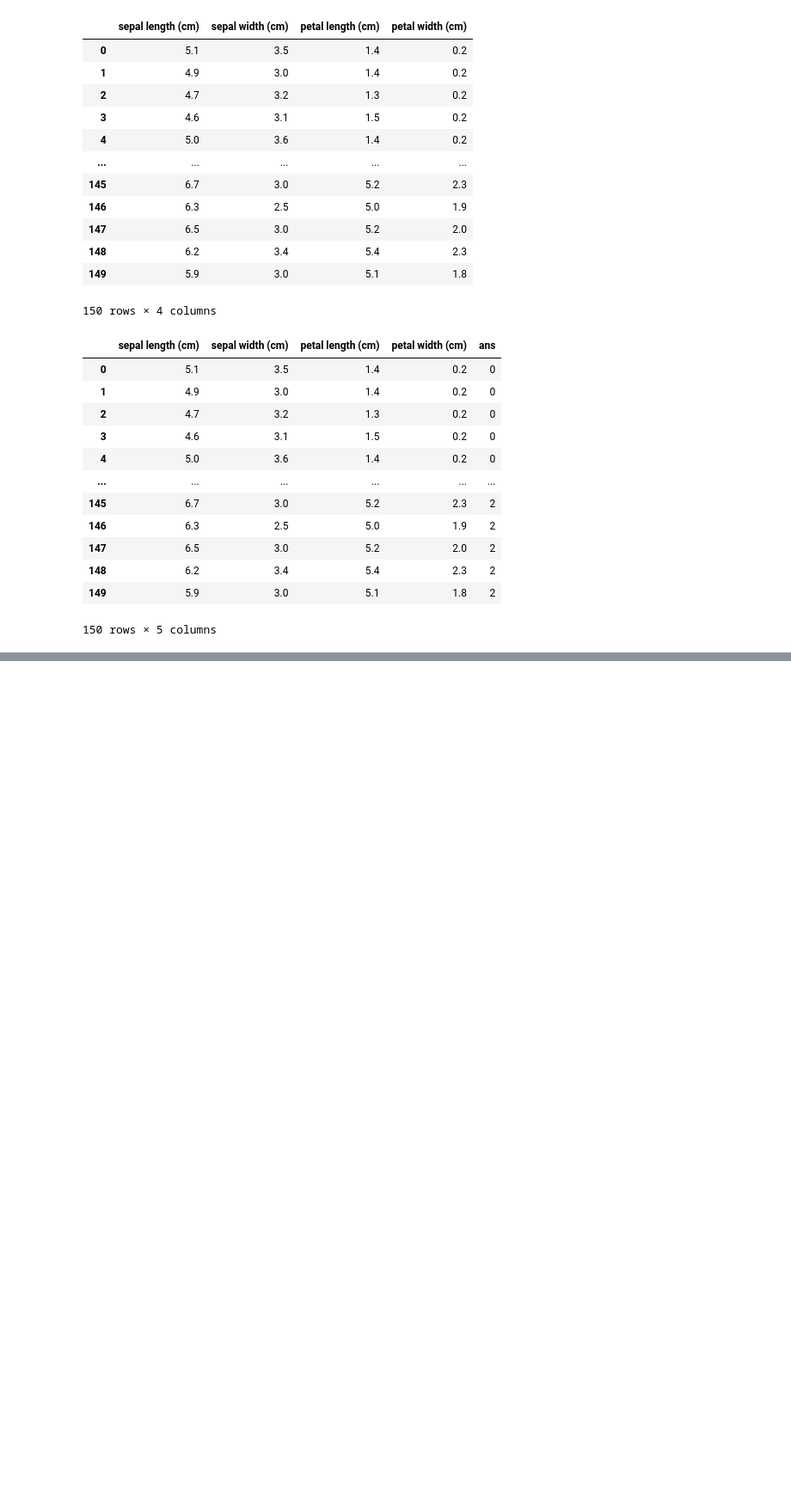
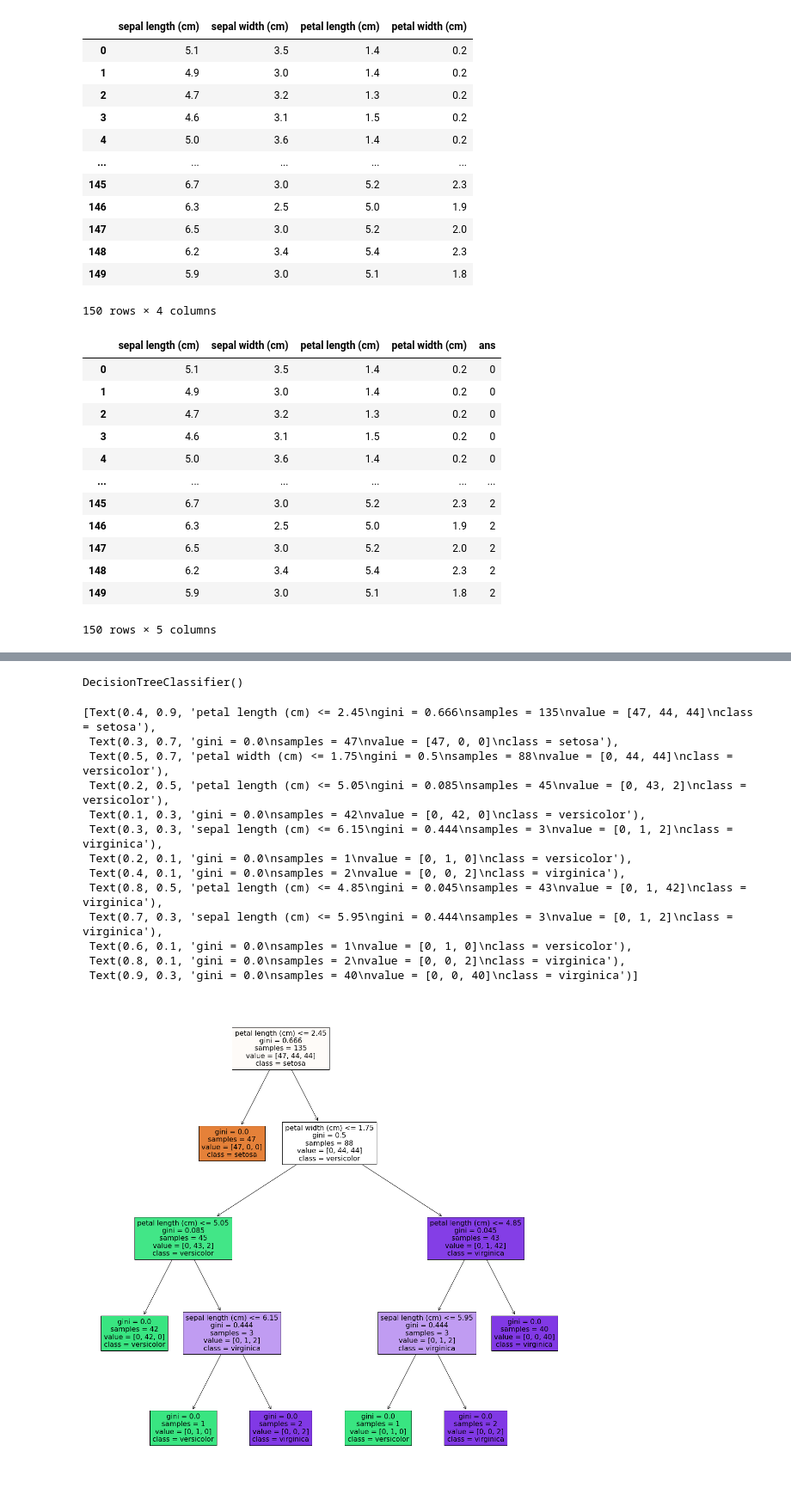
Before and after one commit to AcerPing/tcfst_ML_11C032, a Jupyter notebook: classification_tcfst_20220926.ipynb, the cells around one changed output, grey strips where cells are left out. Shown at 86% size. Saved outputs shown, nothing was run; the diff lists cells and outputs as text; code cells hidden in the pictures; blank space fills up the shorter version.

```diff
--- a/classification_tcfst_20220926.ipynb
+++ b/classification_tcfst_20220926.ipynb
@@ -60,0 +76,3 @@ df
+# %%
+x = np.array(df.drop('ans', axis=1)) # drop: axis=0/1
+x
@@ -60,0 +97,3 @@ df
+# %%
+y = np.array(df['ans'])
+y
@@ -60,0 +108,29 @@ df
+# %%
+# 90% x, 10% x, 90% y, 10%y
+x_train, x_test, y_train, y_test = train_test_split(x, y, test_size=0.1)
+# %%
+from sklearn.tree import DecisionTreeClassifier
+clf = DecisionTreeClassifier()
+clf.fit(x_train, y_train)
+# %% [output]
+DecisionTreeClassifier()
+# %%
+import matplotlib.pyplot as plt
+from sklearn.tree import plot_tree
+plt.figure(figsize=[20, 20])
+plot_tree(clf, feature_names=iris['feature_names'], filled=True, class_names=iris['target_names'])
+# %% [output]
+[Text(0.4, 0.9, 'petal length (cm) <= 2.45\ngini = 0.666\nsamples = 135\nvalue = [47, 44, 44]\nclass = setosa'),
+ Text(0.3, 0.7, 'gini = 0.0\nsamples = 47\nvalue = [47, 0, 0]\nclass = setosa'),
+ Text(0.5, 0.7, 'petal width (cm) <= 1.75\ngini = 0.5\nsamples = 88\nvalue = [0, 44, 44]\nclass = versicolor'),
+ Text(0.2, 0.5, 'petal length (cm) <= 5.05\ngini = 0.085\nsamples = 45\nvalue = [0, 43, 2]\nclass = versicolor'),
+ Text(0.1, 0.3, 'gini = 0.0\nsamples = 42\nvalue = [0, 42, 0]\nclass = versicolor'),
+ Text(0.3, 0.3, 'sepal length (cm) <= 6.15\ngini = 0.444\nsamples = 3\nvalue = [0, 1, 2]\nclass = virginica'),
+ Text(0.2, 0.1, 'gini = 0.0\nsamples = 1\nvalue = [0, 1, 0]\nclass = versicolor'),
+ Text(0.4, 0.1, 'gini = 0.0\nsamples = 2\nvalue = [0, 0, 2]\nclass = virginica'),
+ Text(0.8, 0.5, 'petal length (cm) <= 4.85\ngini = 0.045\nsamples = 43\nvalue = [0, 1, 42]\nclass = virginica'),
+ Text(0.7, 0.3, 'sepal length (cm) <= 5.95\ngini = 0.444\nsamples = 3\nvalue = [0, 1, 2]\nclass = virginica'),
+ Text(0.6, 0.1, 'gini = 0.0\nsamples = 1\nvalue = [0, 1, 0]\nclass = versicolor'),
+ Text(0.8, 0.1, 'gini = 0.0\nsamples = 2\nvalue = [0, 0, 2]\nclass = virginica'),
+ Text(0.9, 0.3, 'gini = 0.0\nsamples = 40\nvalue = [0, 0, 40]\nclass = virginica')]
+[figure, added]
```
Also changed, not shown: parts of 5 cells of this notebook.
